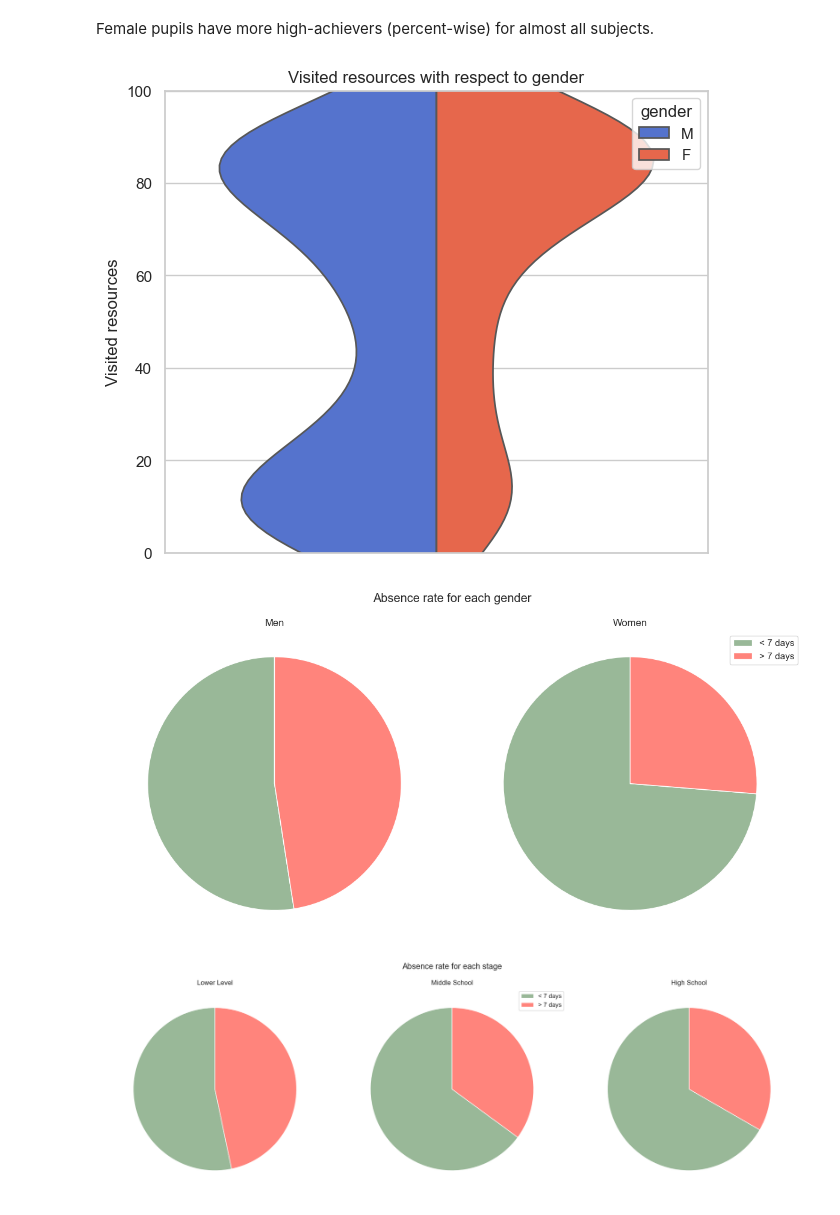
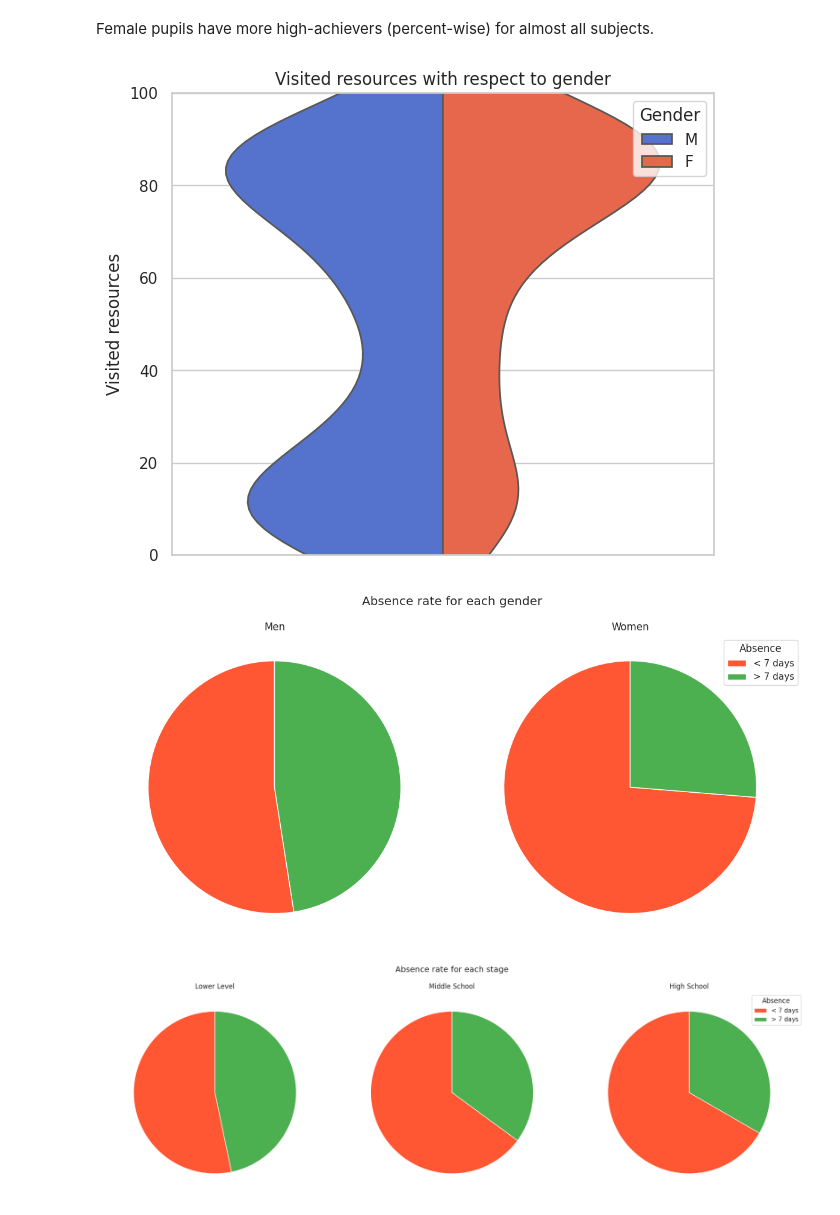
Before and after one commit to vasia-korz/ml_case_study, a Jupyter notebook: attribute_analysis.ipynb, the cells around one changed output. Saved outputs shown, nothing was run; the diff lists cells and outputs as text; code cells hidden in the pictures.

```diff
--- a/attribute_analysis.ipynb
+++ b/attribute_analysis.ipynb
@@ -672,39 +679,40 @@ plt.title('Visited resources with respect to gender')
 plt.xticks([])
 plt.xlabel("")
 plt.ylabel("Visited resources")
+plt.legend(title='Gender')
 plt.show()
 # %% [output]
-[figure, old version]
+[figure, new version]
 # %%
 female = df[df['gender'] == 'F']
 male = df[df['gender'] == 'M']
 
 female_under7 = female[(female["StudentAbsenceDays"] == "Under-7")]
 male_under7 = male[(male["StudentAbsenceDays"] == "Under-7")]
 
 female_above7 = female[(female["StudentAbsenceDays"] == "Above-7")]
 male_above7 = male[(male["StudentAbsenceDays"] == "Above-7")]
 
 female_class = len(female_under7) / len(female), len(female_above7) / len(female)
 male_class = len(male_under7) / len(male), len(male_above7) / len(male)
 
 fig, axs = plt.subplots(1, 2, figsize=(12, 6))
-axs[0].pie(male_class, labels=None, startangle=90, colors=boolean_color_palette)
+axs[0].pie(male_class, labels=None, startangle=90, colors=[degree_color_palette[0], degree_color_palette[2]])
 axs[0].set_title('Men')
 
-axs[1].pie(female_class, labels=None, startangle=90, colors=boolean_color_palette)
+axs[1].pie(female_class, labels=None, startangle=90, colors=[degree_color_palette[0], degree_color_palette[2]])
 axs[1].set_title('Women')
 
 fig.suptitle('Absence rate for each gender')
 
 for ax in axs:
     ax.axis('equal')
 
-axs[1].legend(['< 7 days', '> 7 days'], loc="best")
+axs[1].legend(['< 7 days', '> 7 days'], loc="best", title='Absence')
 plt.tight_layout()
 plt.show()
 # %% [output]
-[figure, old version]
+[figure, new version]
 # %%
 # NOT THAT INTERESTING
 
@@ -725,13 +733,13 @@ mid_class = len(mid_under7) / len(mid), len(mid_above7) / len(mid)
 high_class = len(high_under7) / len(high), len(high_above7) / len(high)
 
 fig, axs = plt.subplots(1, 3, figsize=(18, 6))
-axs[0].pie(low_class, labels=None, startangle=90, colors=boolean_color_palette)
+axs[0].pie(low_class, labels=None, startangle=90, colors=[degree_color_palette[0], degree_color_palette[2]])
 axs[0].set_title('Lower Level')
 
-axs[1].pie(mid_class, labels=None, startangle=90, colors=boolean_color_palette)
+axs[1].pie(mid_class, labels=None, startangle=90, colors=[degree_color_palette[0], degree_color_palette[2]])
 axs[1].set_title('Middle School')
 
-axs[2].pie(high_class, labels=None, startangle=90, colors=boolean_color_palette)
+axs[2].pie(high_class, labels=None, startangle=90, colors=[degree_color_palette[0], degree_color_palette[2]])
 axs[2].set_title('High School')
 
 fig.suptitle('Absence rate for each stage')
@@ -739,8 +747,8 @@ fig.suptitle('Absence rate for each stage')
 for ax in axs:
     ax.axis('equal')
 
-axs[1].legend(['< 7 days', '> 7 days'], loc="best")
+axs[2].legend(['< 7 days', '> 7 days'], loc="best", title='Absence')
 plt.tight_layout()
 plt.show()
 # %% [output]
-[figure, old version]
+[figure, new version]
```
Also changed, not shown: parts of 20 cells of this notebook.
